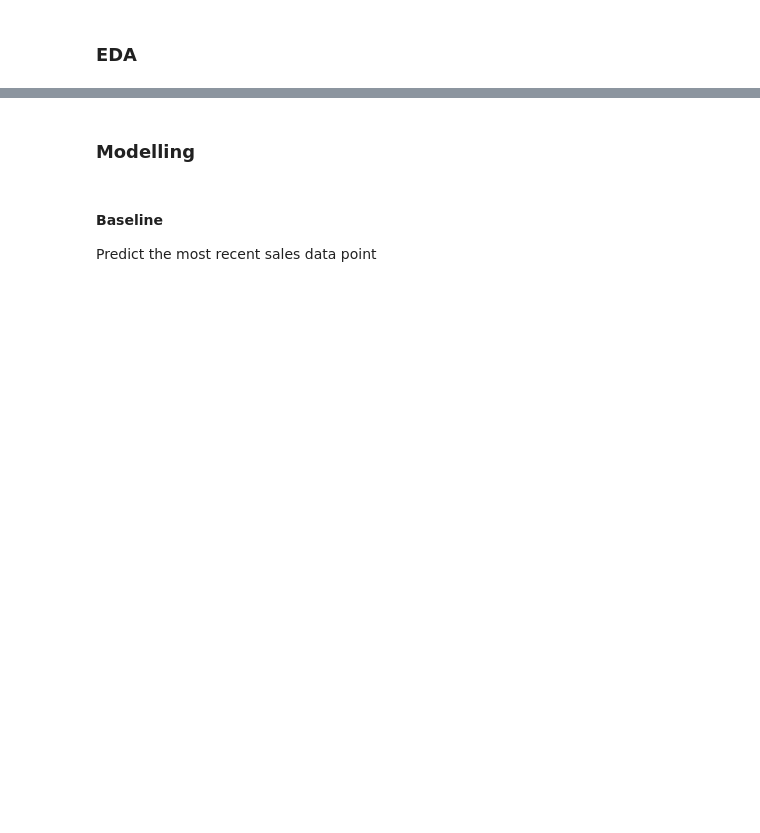
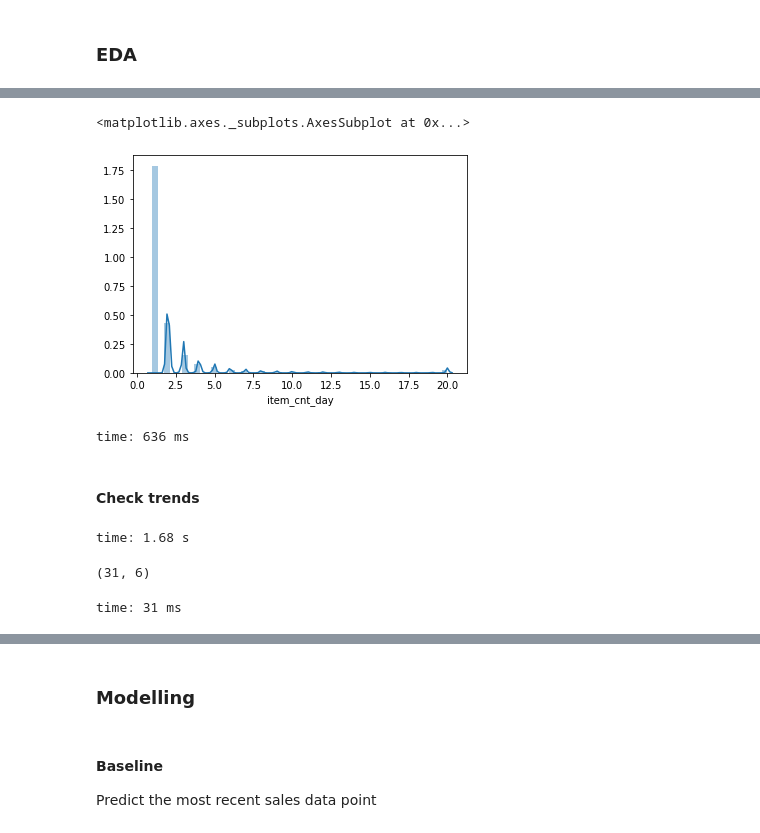
Before and after one commit to Archisman-Roy/Learning, a Jupyter notebook: kaggle/future_sales_prediction-v0.ipynb, the cells around one changed output, grey strips where cells are left out. Cells and saved outputs as stored; diff of their text form; code cells hidden in the pictures; blank space fills up the shorter version.

```diff
--- a/kaggle/future_sales_prediction-v0.ipynb
+++ b/kaggle/future_sales_prediction-v0.ipynb
@@ -313,0 +232,4 @@ time: 8min 46s
+# %%
+train = apply_lag(train,is_train,['item_id','shop_id'],12)
+valid = apply_lag(valid,is_valid,['item_id','shop_id'],12)
+test = apply_lag(test,is_test,['item_id','shop_id'],12)
@@ -313,0 +238,8 @@ time: 8min 46s
+# %%
+train = item_presence(train,train_raw_data)
+valid = item_presence(valid,valid_raw_data)
+test = item_presence(test,test_raw_data)
+
+train = item_presence_3M(train,train_raw_data,train_month)
+valid = item_presence_3M(valid,valid_raw_data,valid_month)
+test = item_presence_3M(test,test_raw_data,test_month)
@@ -313,0 +248,4 @@ time: 8min 46s
+# %%
+train = item_category_size(train,items)
+valid = item_category_size(valid,items)
+test = item_category_size(test,items)
@@ -313,0 +254,4 @@ time: 8min 46s
+# %%
+train = price(train,train_raw_data)
+valid = price(valid,valid_raw_data)
+test = price(test,test_raw_data)
@@ -360,0 +289,8 @@ time: 81.6 ms
+# %%
+sns.distplot(train.item_cnt_day[train.item_cnt_day>0])
+# %% [output]
+<matplotlib.axes._subplots.AxesSubplot at 0x...>
+[figure, added]
+time: 636 ms
+# %% [markdown]
+#### Check trends
@@ -360,0 +299,14 @@ time: 81.6 ms
+# %%
+sparsed_data = create_sparse_data(train_raw_data >> mask(X.item_id =='2808' ,X.shop_id == '25'),
+                                  train >> mask(X.item_id =='2808' ,X.shop_id == '25'),
+                                  ['item_id','shop_id'],0,32)
+# %% [output]
+time: 1.68 s
+# %%
+for_plot = sparsed_data >> mutate(composite = "D " + X.item_id + X.shop_id)
+#is_ = for_plot >> distinct(X.item_id) >> select(X.item_id) >> sample(5)
+#for_plot = for_plot >> inner_join(is_,by = ['item_id'])
+for_plot.shape
+# %% [output]
+(31, 6)
+time: 31 ms
```
Also changed, not shown: parts of 84 cells of this notebook, 5 other files.
